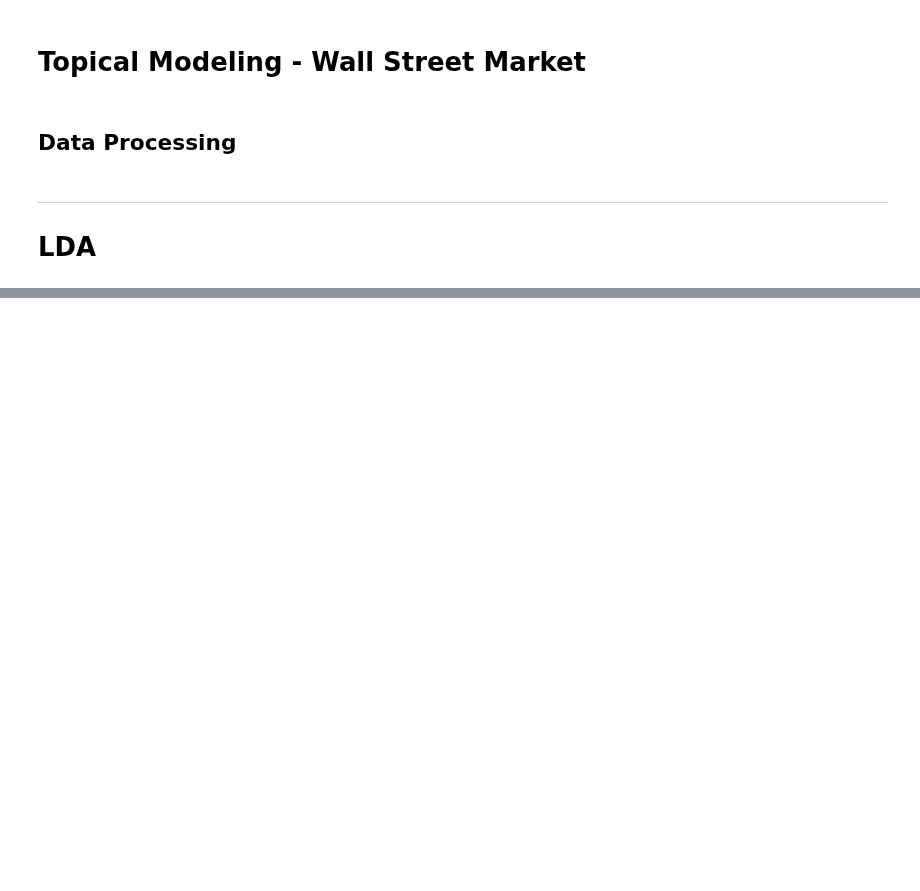
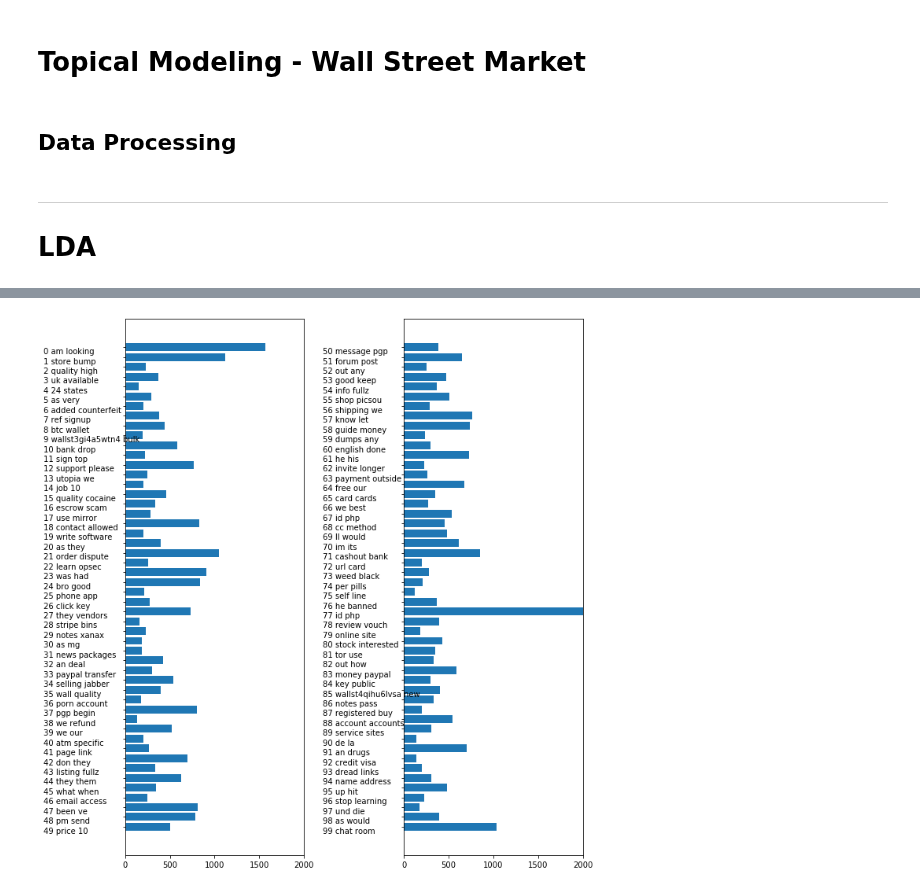
Before and after one commit to Morgan-Sell/darknet-economics, a Jupyter notebook: wallstreet_nlp.ipynb, the cells around one changed output, grey strips where cells are left out. Drawn from its saved outputs; the diff is of its cells as text; code cells hidden in the pictures; blank space fills up the shorter version.

```diff
--- a/wallstreet_nlp.ipynb
+++ b/wallstreet_nlp.ipynb
@@ -65,7 +65,7 @@ def convert_to_bow_and_fit_lda_model(text_dataset, max_feats, freq_thresh, n_top
 wall_nlp = pd.read_csv('data/wall_nlp.csv')
 # %%
 # Must be even for visualizations.
-n_topics = 10
+n_topics = 100
 
 cleaned_content = wall_nlp['cleaned_content'].values
 doc_topics, lda_model, vect = nlp_utils.convert_to_bow_and_fit_lda_model(cleaned_content, 10000, 0.15, n_topics, 'batch', 25, 3)
@@ -86,24 +102,26 @@ len(lda_model.components_[0])
 # %%
 # Evaluate each topics (components) overall weight.
 # Topics are name by the two most common words.
 
 topics_per_plot = int(n_topics / 2)
 barh_xlim = 2000
 plot_pad = 100
-fig, ax = plt.subplots(1, 2 figsize=(10, 10))
+fig, ax = plt.subplots(1, 2, figsize=(10, 10))
 
 topic_names = ['{} {}'.format(i, ' '.join(words)) for i, words in enumerate(feat_names[sorted_components[:, :2]])]
 
 for col in [0, 1]:
     start = col * topics_per_plot
     end = (col + 1) * topics_per_plot
     plot_width = np.sum(doc_topics, axis=0)[start:end]
     ax[col].barh(np.arange(topics_per_plot), plot_width)
     ax[col].set_yticks(np.arange(topics_per_plot))
     ax[col].set_yticklabels(topic_names[start:end], ha='left', va='top')
     ax[col].invert_yaxis()
     ax[col].set_xlim(0, barh_xlim)
     y_ax = ax[col].get_yaxis()
     y_ax.set_tick_params(pad=plot_pad)
 
 plt.tight_layout();
+# %% [output]
+[figure, added]
```
Also changed, not shown: parts of 2 cells of this notebook, 1 other file.
